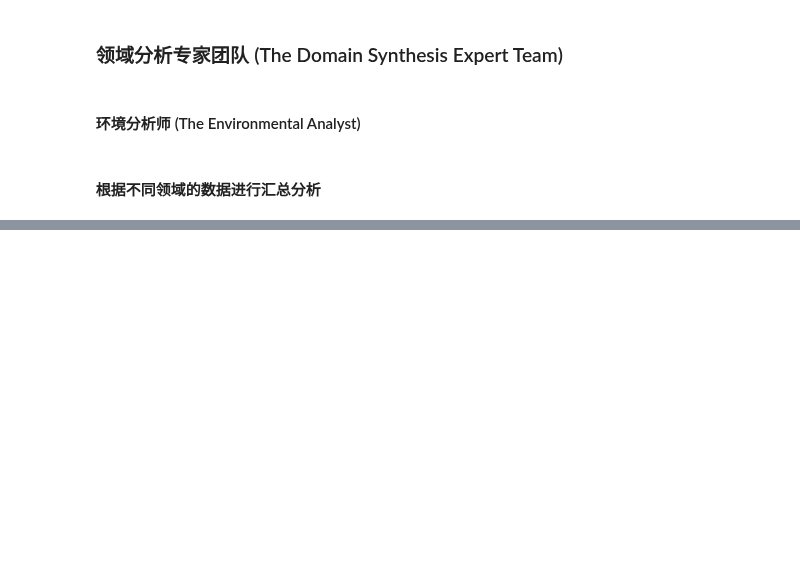
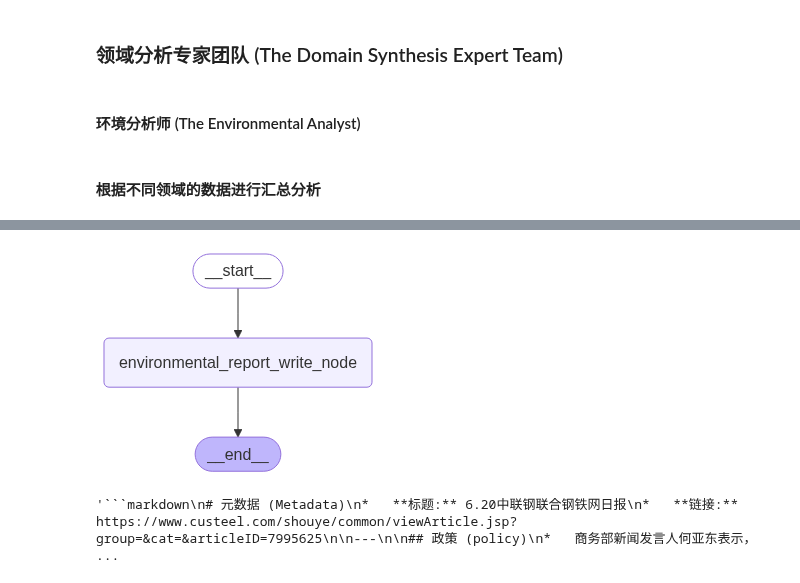
Before and after one commit to LeeSKII/LLM-Explore, a Jupyter notebook: src/crawl4ai-usage/steel-spider/langGraph-process.ipynb, the cells around one changed output, grey strips where cells are left out. Saved outputs shown, nothing was run; the diff lists cells and outputs as text; code cells hidden in the pictures; blank space fills up the shorter version.

````diff
--- a/src/crawl4ai-usage/steel-spider/langGraph-process.ipynb
+++ b/src/crawl4ai-usage/steel-spider/langGraph-process.ipynb
@@ -1262,0 +1267,25 @@ value_profit_analyst_prompt = """**角色 (Role):**
+# %%
+class DispatcherState(TypedDict):
+    environmental_fact:str
+    environmental_report:str
+# %%
+def environmental_report_write_node(state:DispatcherState):
+    logging.info(f"Environmental report write node: {state['environmental_fact'][:100]}")
+    prompt = environmental_analyst_prompt_template.format(input_markdown_facts=state['environmental_fact'])
+    msg = llm.invoke(prompt)
+    result = msg.content
+    logging.info(f"Environmental report write node result:\n {result}")
+    return {'environmental_report': result}
+# %%
+dispatcher_report_workflow = StateGraph(DispatcherState)
+
+dispatcher_report_workflow.add_node("environmental_report_write_node",environmental_report_write_node)
+
+dispatcher_report_workflow.add_edge(START,"environmental_report_write_node")
+dispatcher_report_workflow.add_edge("environmental_report_write_node",END)
+
+dispatcher_report_graph = dispatcher_report_workflow.compile()
+# %%
+Image(dispatcher_report_graph.get_graph().draw_mermaid_png())
+# %% [output]
+[figure, added]
@@ -1262,0 +1296,4 @@ value_profit_analyst_prompt = """**角色 (Role):**
+# %%
+environmental_content_str
+# %% [output]
+'```markdown\n# 元数据 (Metadata)\n*   **标题:** 6.20中联钢联合钢铁网日报\n*   **链接:** https://www.custeel.com/shouye/common/viewArticle.jsp?group=&cat=&articleID=7995625\n\n---\n\n## 政策 (policy)\n*   商务部新闻发言人何亚东表示， ...
````
Also changed, not shown: parts of 20 cells of this notebook, 2 other files.
